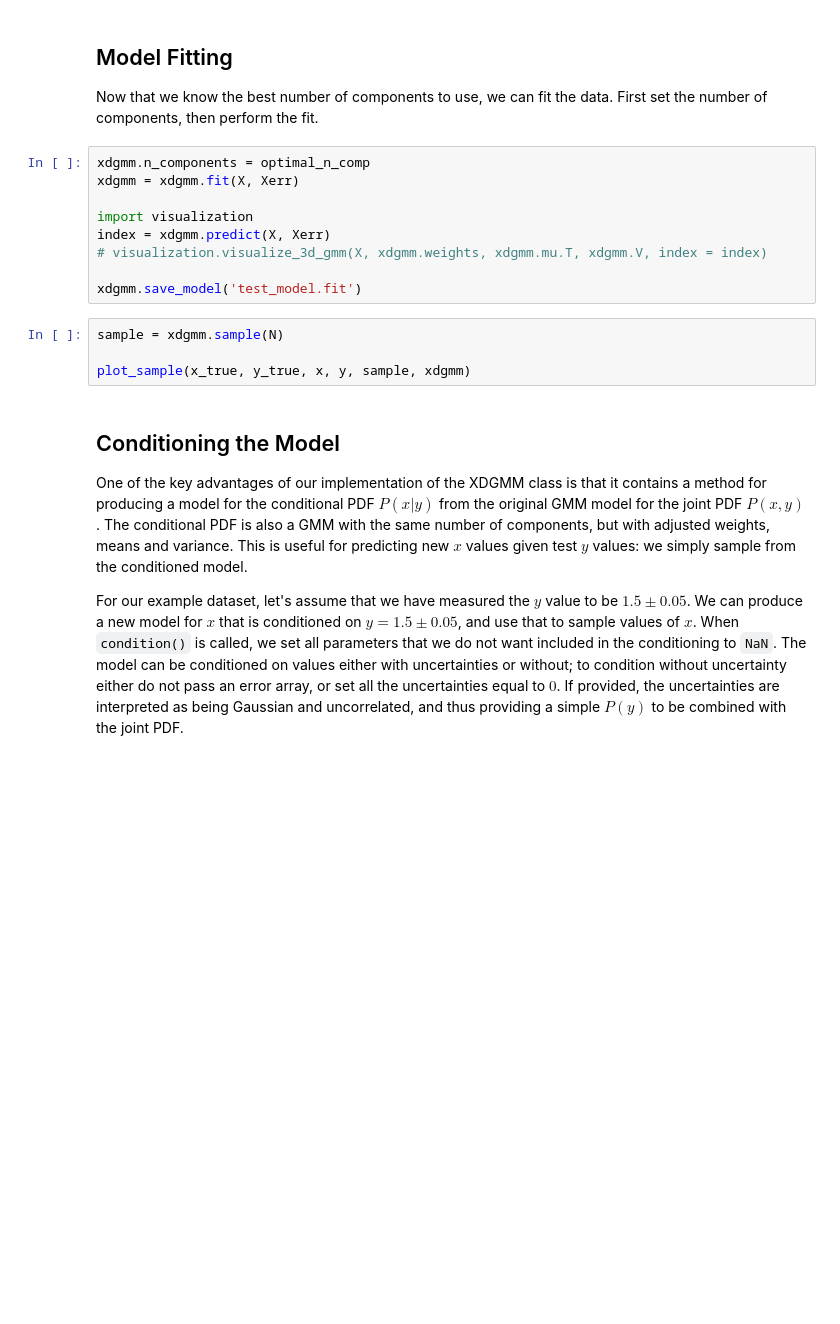
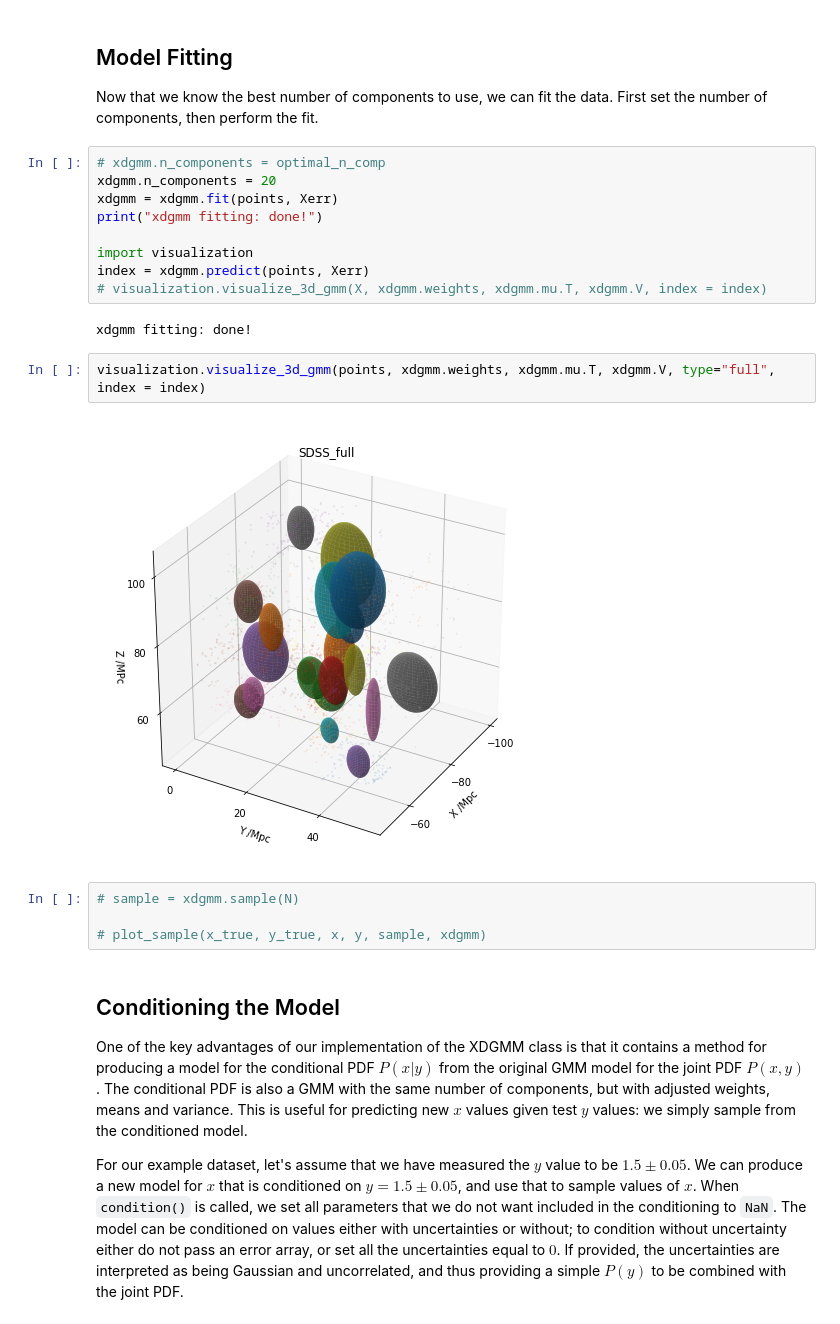
Before and after one commit to umikanero/XDGMM, a Jupyter notebook: SDSS/SDSS.ipynb, the cells around one changed output. Cells and saved outputs as stored; diff of their text form; blank space fills up the shorter version.

```diff
--- a/SDSS/SDSS.ipynb
+++ b/SDSS/SDSS.ipynb
@@ -100,18 +81,24 @@ plot_bic(param_range, bic, optimal_n_comp)
 
 Now that we know the best number of components to use, we can fit the data. First set the number of components, then perform the fit.
 # %%
-xdgmm.n_components = optimal_n_comp
-xdgmm = xdgmm.fit(X, Xerr)
+# xdgmm.n_components = optimal_n_comp
+xdgmm.n_components = 20
+xdgmm = xdgmm.fit(points, Xerr)
+print("xdgmm fitting: done!")
 
 import visualization
-index = xdgmm.predict(X, Xerr)
+index = xdgmm.predict(points, Xerr)
 # visualization.visualize_3d_gmm(X, xdgmm.weights, xdgmm.mu.T, xdgmm.V, index = index)
-
-xdgmm.save_model('test_model.fit')
+# %% [output]
+xdgmm fitting: done!
+# %%
+visualization.visualize_3d_gmm(points, xdgmm.weights, xdgmm.mu.T, xdgmm.V, type="full", index = index)
+# %% [output]
+[figure, added]
 # %%
-sample = xdgmm.sample(N)
+# sample = xdgmm.sample(N)
 
-plot_sample(x_true, y_true, x, y, sample, xdgmm)
+# plot_sample(x_true, y_true, x, y, sample, xdgmm)
 # %% [markdown]
 ## Conditioning the Model
 
```
Also changed, not shown: parts of 3 cells of this notebook, 2 other files.
